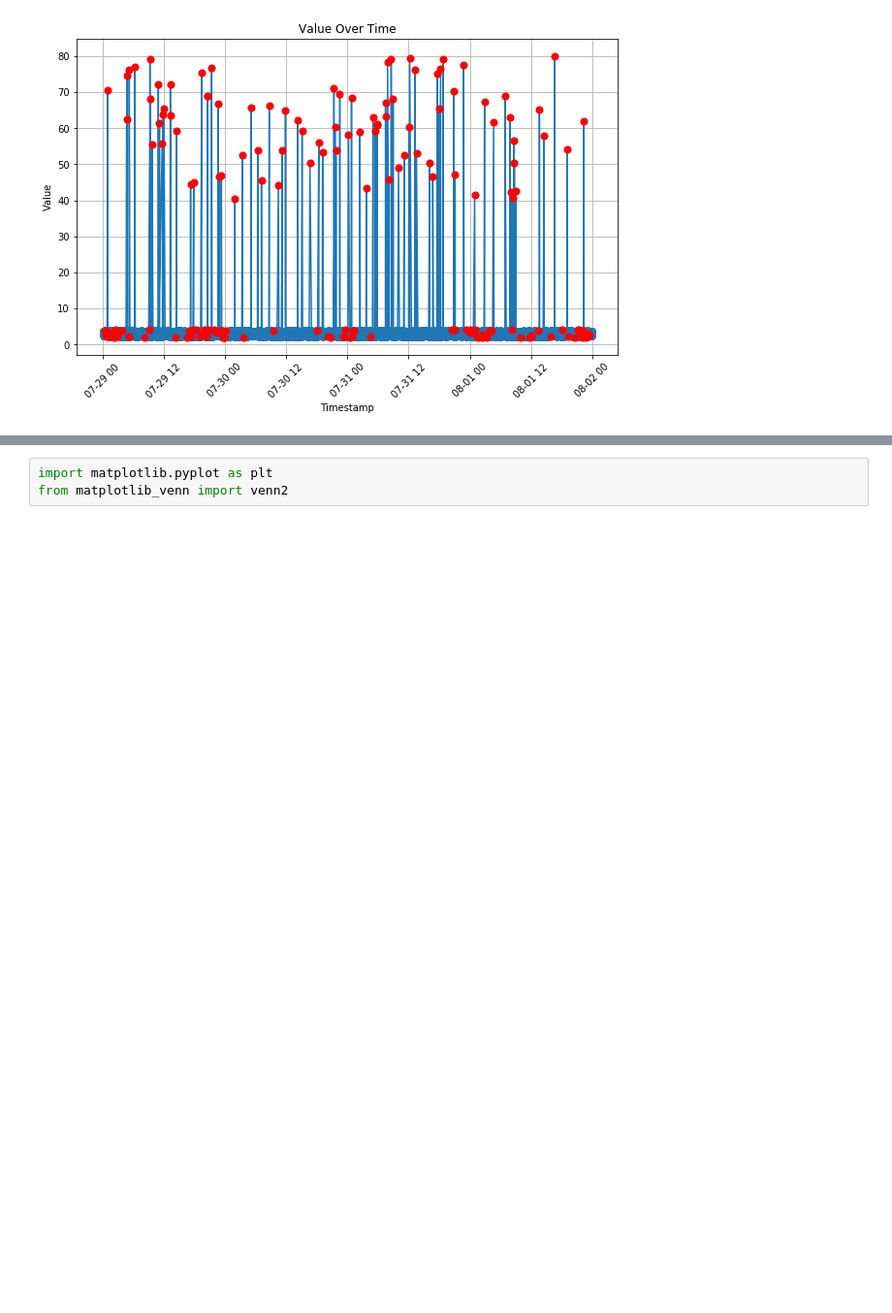
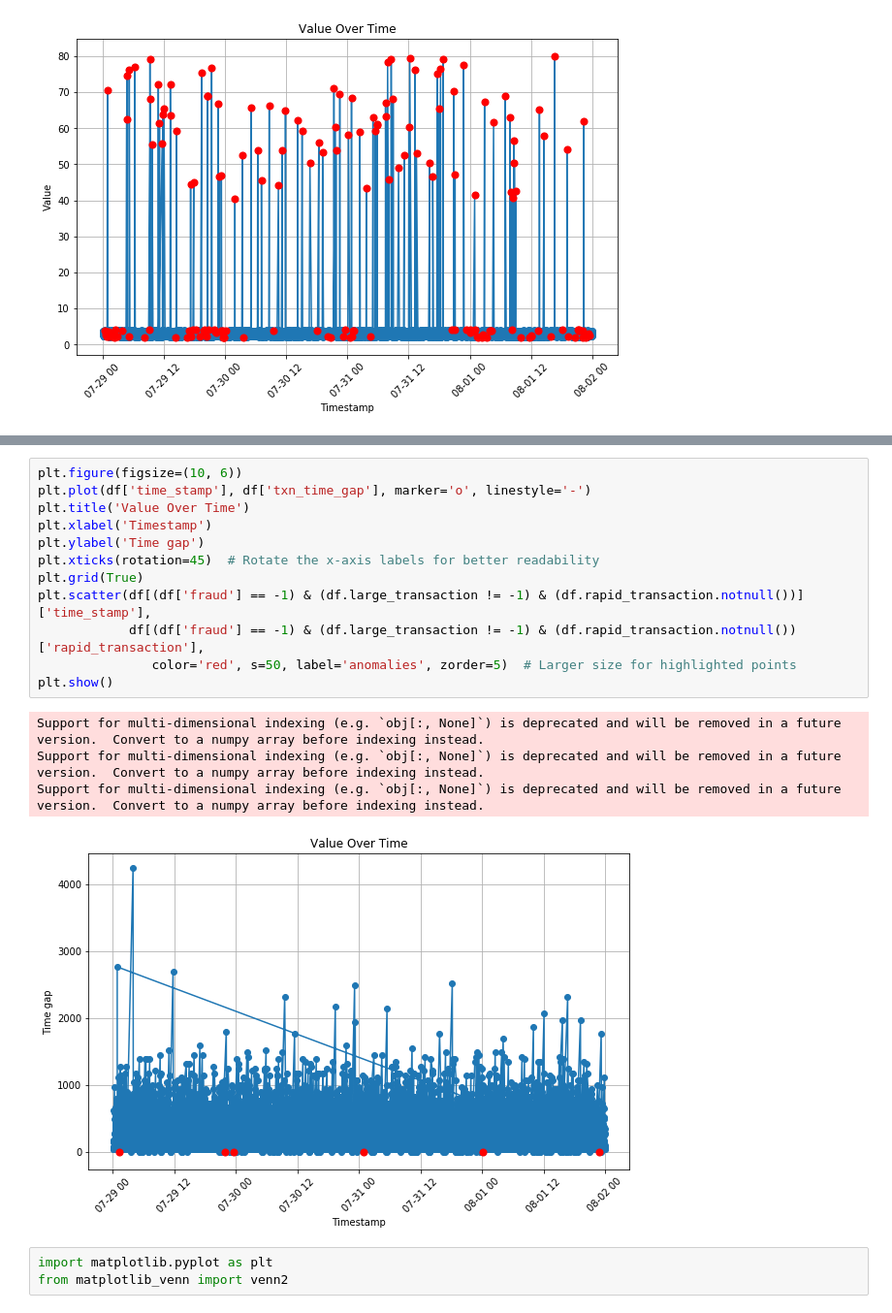
Before and after one commit to natuhvnh/kobizo_task, a Jupyter notebook: model.ipynb, the cells around one changed output, grey strips where cells are left out. Shown at 97% size. Drawn from its saved outputs; the diff is of its cells as text; blank space fills up the shorter version.

```diff
--- a/model.ipynb
+++ b/model.ipynb
@@ -215,3 +267,20 @@ Support for multi-dimensional indexing (e.g. `obj[:, None]`) is deprecated and w
+# %%
+plt.figure(figsize=(10, 6))
+plt.plot(df['time_stamp'], df['txn_time_gap'], marker='o', linestyle='-')
+plt.title('Value Over Time')
+plt.xlabel('Timestamp')
+plt.ylabel('Time gap')
+plt.xticks(rotation=45)  # Rotate the x-axis labels for better readability
+plt.grid(True)
+plt.scatter(df[(df['fraud'] == -1) & (df.large_transaction != -1) & (df.rapid_transaction.notnull())]['time_stamp'],
+            df[(df['fraud'] == -1) & (df.large_transaction != -1) & (df.rapid_transaction.notnull())['rapid_transaction'],
+               color='red', s=50, label='anomalies', zorder=5)  # Larger size for highlighted points
+plt.show()
+# %% [output]
+Support for multi-dimensional indexing (e.g. `obj[:, None]`) is deprecated and will be removed in a future version.  Convert to a numpy array before indexing instead.
+Support for multi-dimensional indexing (e.g. `obj[:, None]`) is deprecated and will be removed in a future version.  Convert to a numpy array before indexing instead.
+Support for multi-dimensional indexing (e.g. `obj[:, None]`) is deprecated and will be removed in a future version.  Convert to a numpy array before indexing instead.
+[figure, added]
 # %%
 import matplotlib.pyplot as plt
 from matplotlib_venn import venn2
```
Also changed, not shown: parts of 9 cells of this notebook.
